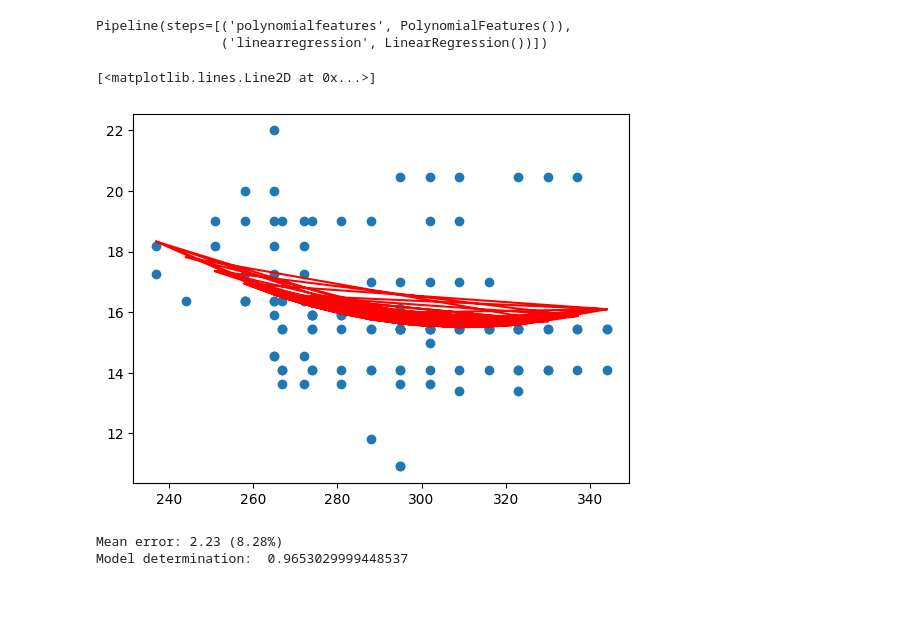
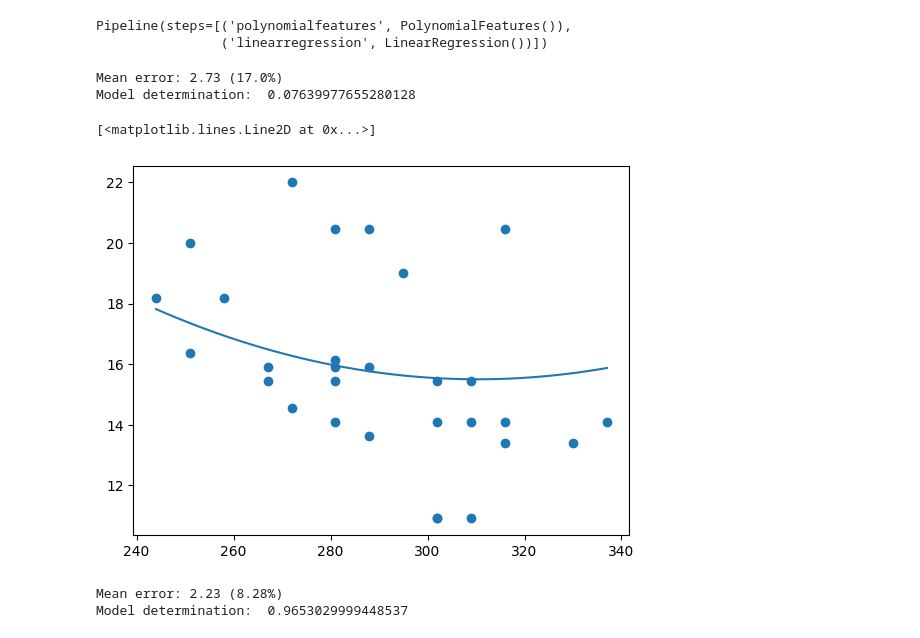
Before and after one commit to jsandtangen/Microsoft-ML-Course, a Jupyter notebook: Regression/Linear/notebook.ipynb, the cells around one changed output. Drawn from its saved outputs; the diff is of its cells as text; code cells hidden in the pictures; blank space fills up the shorter version.

```diff
--- a/Regression/Linear/notebook.ipynb
+++ b/Regression/Linear/notebook.ipynb
@@ -160,12 +166,26 @@ pipeline.fit(X_train,y_train)
 # %% [output]
 Pipeline(steps=[('polynomialfeatures', PolynomialFeatures()),
                 ('linearregression', LinearRegression())])
+# %%
+pred = pipeline.predict(X_test)
+
+mse = np.sqrt(mean_squared_error(y_test,pred))
+print(f'Mean error: {mse:3.3} ({mse/np.mean(pred)*100:3.3}%)')
+
+score = pipeline.score(X_train,y_train)
+print('Model determination: ', score)
+# %% [output]
+Mean error: 2.73 (17.0%)
+Model determination:  0.07639977655280128
 # %%
-plt.scatter(X_train,y_train)
-plt.plot(X_train,pipeline.predict(X_train),color='red')
+X_range = np.linspace(X_test.min(), X_test.max(), 100).reshape(-1,1)
+y_range = pipeline.predict(X_range)
+
+plt.scatter(X_test, y_test)
+plt.plot(X_range, y_range)
 # %% [output]
 [<matplotlib.lines.Line2D at 0x...>]
-[figure, old version]
+[figure, new version]
 # %%
 X = pd.get_dummies(new_pumpkins['Variety'])
 y = new_pumpkins['Price']
```
Also changed, not shown: parts of 1 cell of this notebook.
